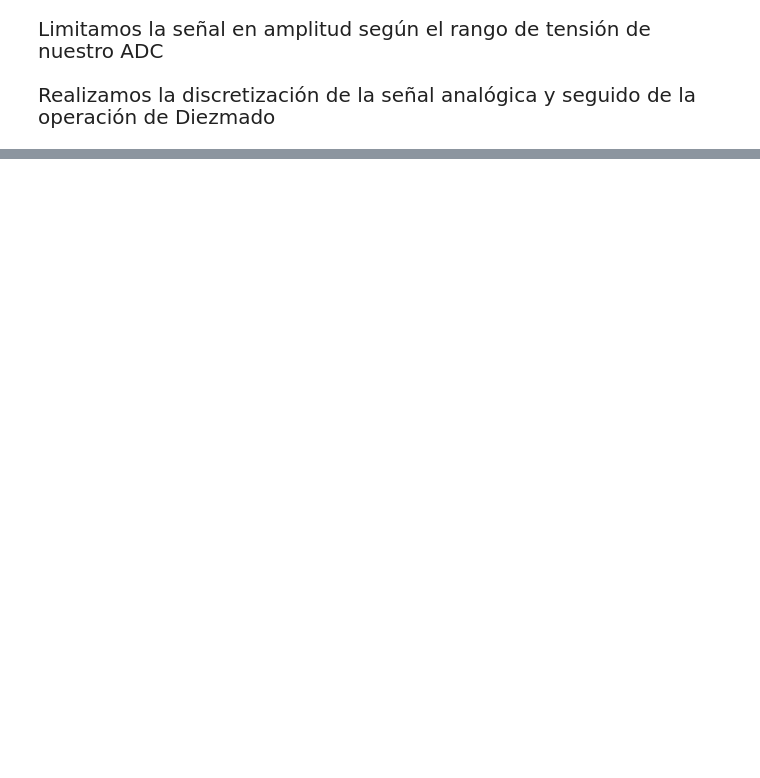
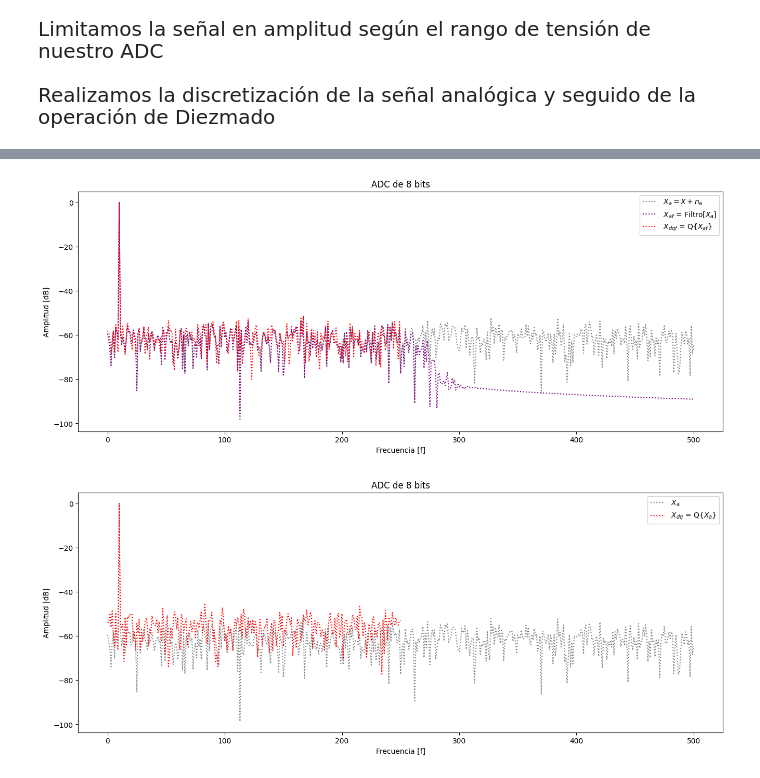
Before and after one commit to D8aCruz/PDS-R6575, a Jupyter notebook: TS3/TS3.ipynb, the cells around one changed output, grey strips where cells are left out. Cells and saved outputs as stored; diff of their text form; code cells hidden in the pictures; blank space fills up the shorter version.

```diff
--- a/TS3/TS3.ipynb
+++ b/TS3/TS3.ipynb
@@ -364,16 +269,64 @@ plt.show()
-# %%
-import numpy as np
-from scipy import signal
-import matplotlib.pyplot as plt
-
-# Definivos parametros de la onda
-N = 100
-fs = 100
-T_simulation = N/fs
-ff = 2
-q = 2
-
-
-
-tt = np.arange(start=0, stop=T_simulation, step=1/fs)
-xx = np.cos(2*np.pi*ff*tt)
+# %%
+Xfft_xx  = 1/Na*np.fft.fft(xx, axis=0)
+
+Xfft_xa  = 1/Na*np.fft.fft(xa, axis=0)
+Xfft_xaf = 1/Na*np.fft.fft(xaf, axis=0)
+
+Xfft_xdq = 1/Nd*np.fft.fft(xdq, axis=0)
+Xfft_xdqf = 1/Nd*np.fft.fft(xdqf, axis=0)
+
+# Crear un vector de frecuencia
+dfa  = fsa/Na
+dfd  = fsd/Nd
+
+frequencies_a = np.arange(start=0, stop=(Na)*dfa, step=dfa)
+frequencies_d = np.arange(start=0, stop=(Nd)*dfd, step=dfd)
+
+bfrec_a = frequencies_a <= fsa/4
+bfrec_d = frequencies_d <= fsd/2
+
+#%% Grafico con filtro antialiasing
+plt.figure(5,figsize=(16, 6))  # Crea una figura con el tamaño deseado
+#plt.style.use('dark_background')
+plt.plot(frequencies_a[bfrec_a], 10*np.log10(2*np.abs(Xfft_xa[bfrec_a])**2), color='gray', ls='dotted', label='$X_a = X + n_a$')
+plt.plot(frequencies_a[bfrec_a], 10*np.log10(2*np.abs(Xfft_xaf[bfrec_a])**2), color='purple', ls='dotted', label='$X_{af}$ = Filtro[$X_a$]')
+plt.plot(frequencies_d[bfrec_d], 10*np.log10(2*np.abs(Xfft_xdqf[bfrec_d])**2),  linestyle=':', label='$X_{dqf}$ = Q{$X_{af}$}', color='red')
+plt.xlabel('Frecuencia [f]')
+plt.ylabel('Amplitud [dB]')
+plt.legend()
+plt.title(f'ADC de {B} bits')
+plt.show()
+
+#%% Grafico sin filtro antialiasing
+plt.figure(6,figsize=(16, 6))  # Crea una figura con el tamaño desead
+#plt.style.use('dark_background')
+plt.plot(frequencies_a[bfrec_a], 10*np.log10(2*np.abs(Xfft_xa[bfrec_a])**2), color='gray', ls='dotted', label='$X_a$')
+plt.plot(frequencies_d[bfrec_d], 10*np.log10(2*np.abs(Xfft_xdq[bfrec_d])**2),  linestyle=':', label='$X_{dq}$ = Q{$X_{a}$}', color='red')
+plt.xlabel('Frecuencia [f]')
+plt.ylabel('Amplitud [dB]')
+plt.legend()
+plt.title(f'ADC de {B} bits')
+plt.show()
+
+#%% Analisis frecuencial
+Xfft_na  = 1/Na*np.fft.fft(na, axis=0)
+
+Xfft_ndq  = 1/Nd*np.fft.fft(ndq, axis=0)
+
+Xfft_ndqf = 1/Nd*np.fft.fft(ndqf, axis=0)
+# Crear un vector de frecuencia
+
+#%% Grafico con filtro antialiasing
+plt.figure(7,figsize=(16, 6))  # Crea una figura con el tamaño desead
+#plt.style.use('dark_background')
+plt.plot(frequencies_a[bfrec_a], 10*np.log10(2*np.abs(Xfft_na[bfrec_a])**2), color='gray', ls='dotted', label='$n_a$')
+plt.plot(frequencies_d[bfrec_d], 10*np.log10(2*np.abs(Xfft_ndq[bfrec_d])**2), color='purple', ls='dotted', label='$n_{dq}$')
+plt.plot(frequencies_d[bfrec_d], 10*np.log10(2*np.abs(Xfft_ndqf[bfrec_d])**2),  linestyle=':', label='$n_{dqf}$', color='orange')
+plt.xlabel('Frecuencia [f]')
+plt.ylabel('Amplitud [dB]')
+plt.legend()
+plt.title(f'ADC de {B} bits')
+plt.show()
+# %% [output]
+[figure, added]
+[figure, added]
```
Also changed, not shown: parts of 17 cells of this notebook.
